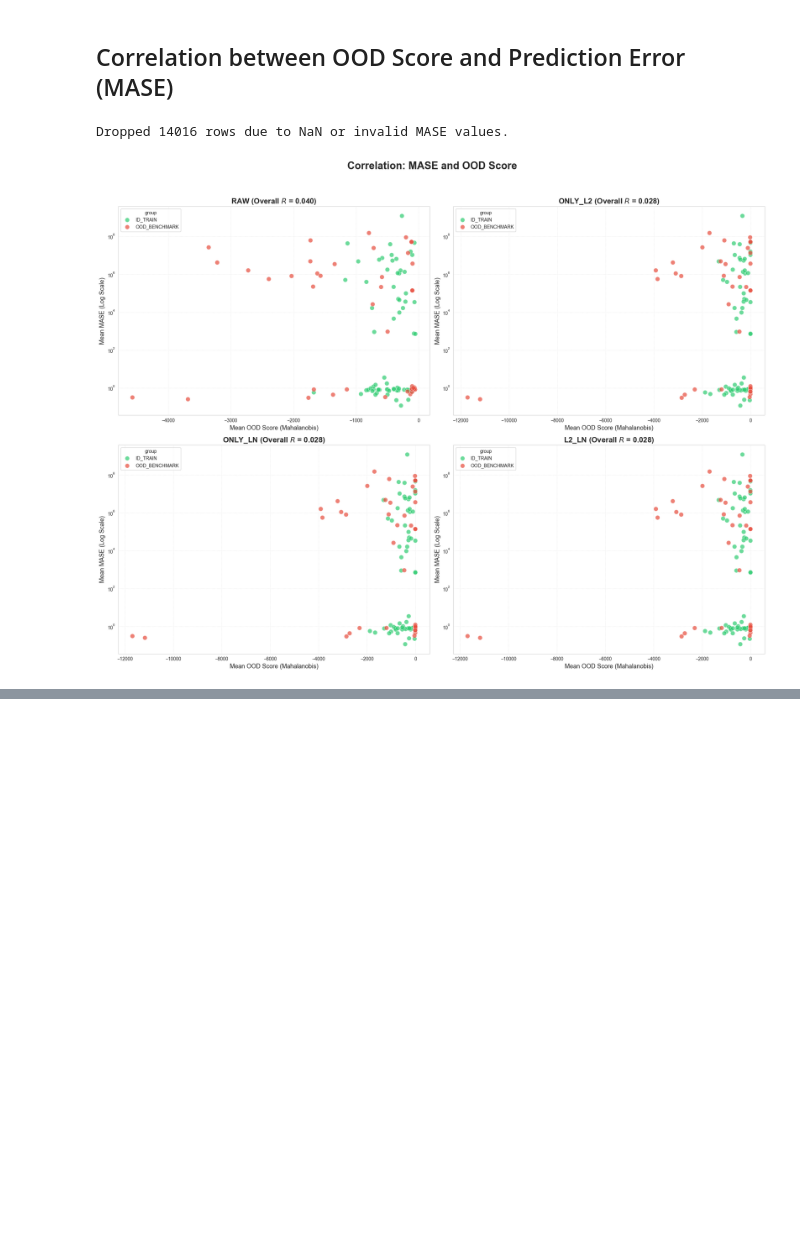
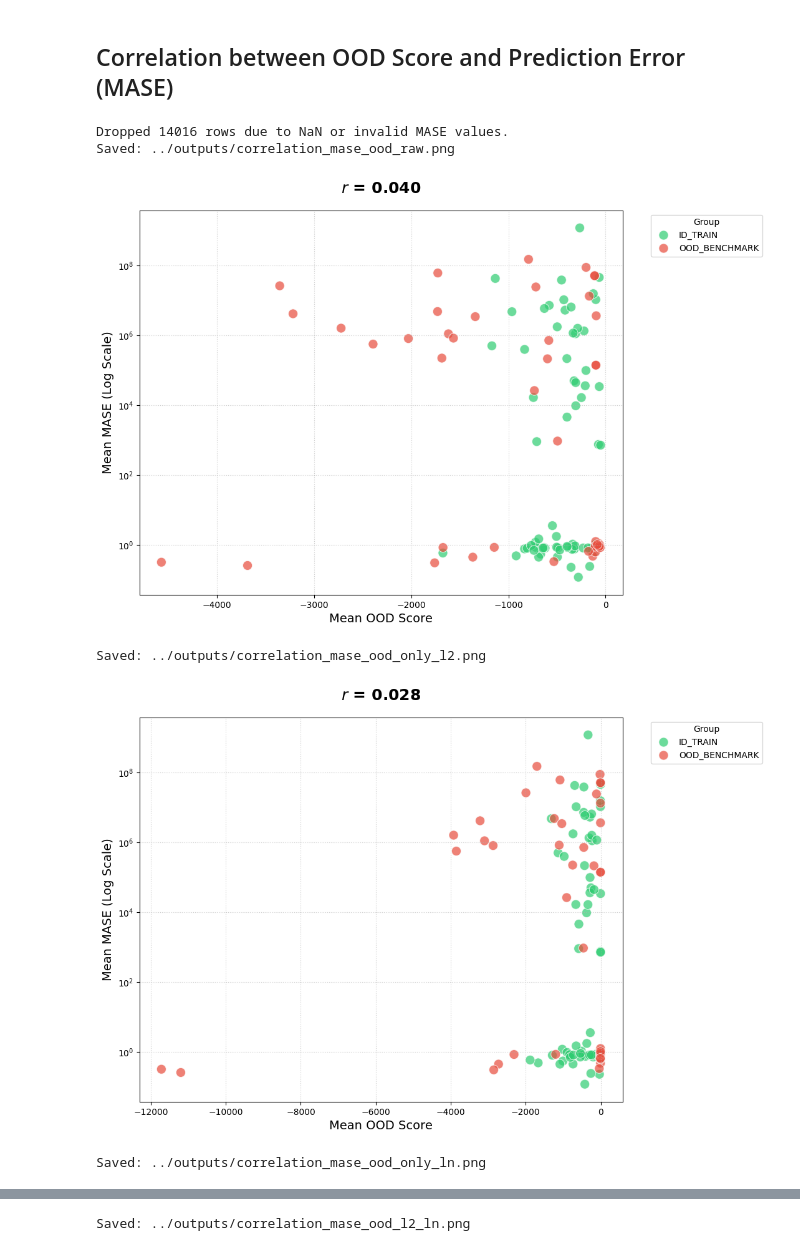
Before and after one commit to simonschausberger/tirex-ood, a Jupyter notebook: notebooks/results_visualization.ipynb, the cells around one changed output, grey strips where cells are left out. Cells and saved outputs as stored; diff of their text form; code cells hidden in the pictures; blank space fills up the shorter version.

```diff
--- a/notebooks/results_visualization.ipynb
+++ b/notebooks/results_visualization.ipynb
@@ -390,7 +349,6 @@ if __name__ == "__main__":
 import pandas as pd
 import matplotlib.pyplot as plt
 import seaborn as sns
-import numpy as np
 import os
 from scipy.stats import pearsonr
 
@@ -400,6 +358,8 @@ def visualize_comprehensive_point_cloud(csv_path):
         return
 
     df = pd.read_csv(csv_path)
+
+    output_dir = "../outputs"
 
     # include ID training and OOD data
     allowed_groups = ['ID_TRAIN', 'OOD_BENCHMARK']
@@ -414,63 +374,69 @@ def visualize_comprehensive_point_cloud(csv_path):
     if dropped_count > 0:
         print(f"Dropped {dropped_count} rows due to NaN or invalid MASE values.")
 
-
     # aggregate
     subset_means = df_plot.groupby(['group', 'norm_mode', 'subset'])[['mase', 'ood_score']].mean().reset_index()
 
     modes = ['raw', 'only_l2', 'only_ln', 'l2_ln']
-
-    # plotting
-    plt.close('all')
-    fig, axes = plt.subplots(2, 2, figsize=(20, 16))
-    axes = axes.flatten()
-
     palette = {'ID_TRAIN': '#2ecc71', 'OOD_BENCHMARK': '#e74c3c'}
 
-    for i, mode in enumerate(modes):
-        ax = axes[i]
+    # loop through each mode and create a separate figure
+    for mode in modes:
         data = subset_means[subset_means['norm_mode'] == mode].copy()
 
+        # create a new figure for each mode
+        plt.figure(figsize=(10, 8))
+
         if data.empty or len(data) < 2:
-            ax.set_title(f"Mode: {mode} (Insufficient Data)")
+            plt.title(f"Mode: {mode} (Insufficient Data)")
+            plt.savefig(f"{output_dir}/correlation_{mode}.png")
+            plt.close()
             continue
 
-        # pearson correlation on cleaned data
+        # pearson correlation
         corr, _ = pearsonr(data['ood_score'], data['mase'])
 
         # create plot
-        sns.scatterplot(
+        ax = sns.scatterplot(
             data=data,
             x='ood_score',
             y='mase',
             hue='group',
             palette=palette,
-            ax=ax,
-            s=90,
+            s=120,
             alpha=0.7,
             edgecolor='w',
-            linewidth=0.6
+            linewidth=0.8
         )
 
-        # plot styling
-        ax.set_title(f"{mode.upper()} (Overall $R$ = {corr:.3f})", fontsize=16, fontweight='bold')
-        ax.set_xlabel("Mean OOD Score (Mahalanobis)", fontsize=13)
-        ax.set_ylabel("Mean MASE (Forecast Error)", fontsize=13)
-        ax.grid(True, linestyle=':', alpha=0.5)
+        # styling
+        plt.title(f"$r$ = {corr:.3f}", fontsize=18, fontweight='bold', pad=20)
+        plt.xlabel("Mean OOD Score", fontsize=14)
+        plt.ylabel("Mean MASE", fontsize=14)
+        plt.grid(True, linestyle=':', alpha=0.6)
 
         # log scaling check
         if data['mase'].max() / data['mase'].min() > 100:
-            ax.set_yscale('log')
-            ax.set_ylabel("Mean MASE (Log Scale)", fontsize=13)
+            plt.yscale('log')
+            plt.ylabel("Mean MASE (Log Scale)", fontsize=14)
 
-    plt.suptitle("Correlation: MASE and OOD Score", fontsize=22, fontweight='bold', y=0.98)
-    plt.tight_layout(rect=[0, 0.03, 1, 0.95])
-    output_path = "../outputs/correlation_mase_ood-score.png"
-    plt.savefig(output_path, dpi=300, bbox_inches='tight')
-    plt.show()
+        # legend adjustment
+        plt.legend(title='Group', bbox_to_anchor=(1.05, 1), loc='upper left')
+
+        # save each figure individually
+        output_filename = f"{output_dir}/correlation_mase_ood_{mode}.png"
+        plt.savefig(output_filename, dpi=300, bbox_inches='tight')
+        print(f"Saved: {output_filename}")
+
+        plt.show()
+        plt.close()
 
 if __name__ == "__main__":
     visualize_comprehensive_point_cloud("../outputs/final_ood_scores.csv")
 # %% [output]
 Dropped 14016 rows due to NaN or invalid MASE values.
+Saved: ../outputs/correlation_mase_ood_raw.png
-[figure, old version]
+[figure, new version]
+Saved: ../outputs/correlation_mase_ood_only_l2.png
+[figure, added]
+Saved: ../outputs/correlation_mase_ood_only_ln.png
@@ -476,0 +444 @@ Dropped 14016 rows due to NaN or invalid MASE values.
+Saved: ../outputs/correlation_mase_ood_l2_ln.png
```
Also changed, not shown: parts of 4 cells of this notebook, 1 other file.
